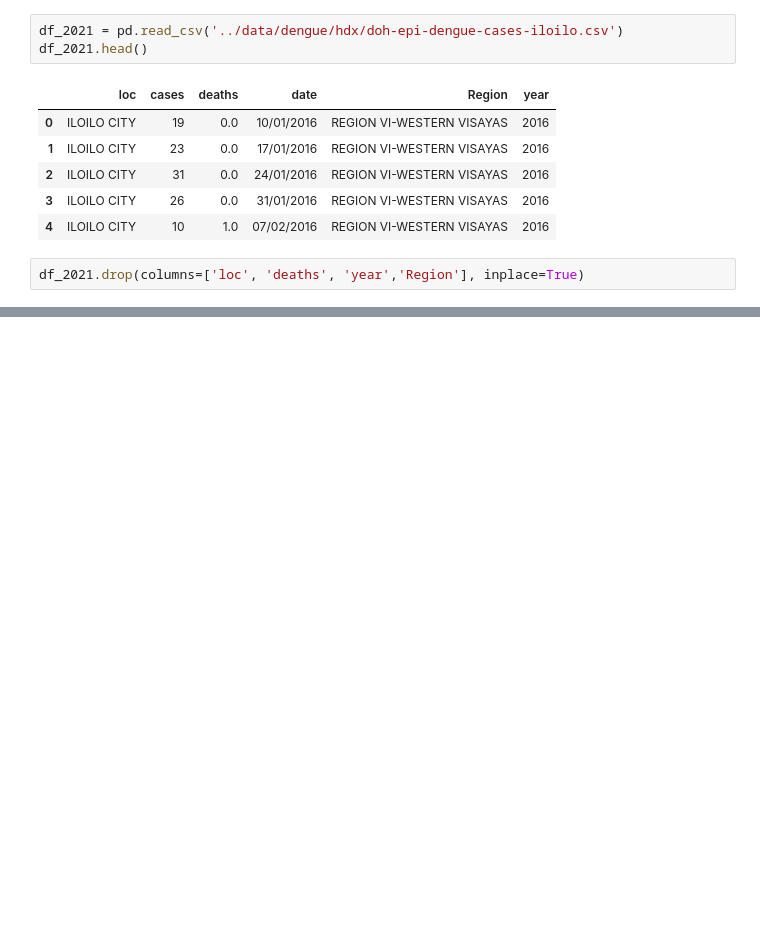
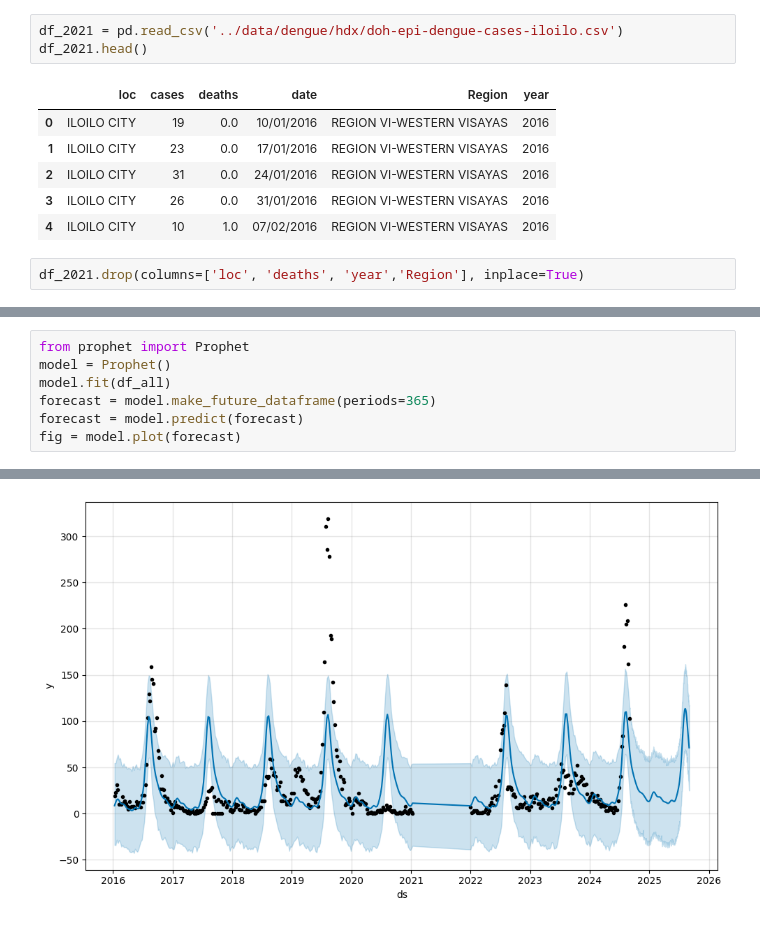
Before and after one commit to Iloilo-Dengue-Watch/Iloilo-Dengue-Watch, a Jupyter notebook: prophet/prophet_all.ipynb, the cells around one changed output, grey strips where cells are left out. Drawn from its saved outputs; the diff is of its cells as text; blank space fills up the shorter version.

Commit message:
add dengue forecast in frontend and backend

```diff
--- a/prophet/prophet_all.ipynb
+++ b/prophet/prophet_all.ipynb
@@ -21,0 +56,8 @@ FileNotFoundError: [Errno 2] No such file or directory: 'df_weekly_merged.csv'
+# %%
+from prophet import Prophet
+model = Prophet()
+model.fit(df_all)
+forecast = model.make_future_dataframe(periods=365)
+forecast = model.predict(forecast)
+fig = model.plot(forecast)
+# %% [output]
@@ -21,0 +66 @@ FileNotFoundError: [Errno 2] No such file or directory: 'df_weekly_merged.csv'
+[figure, added]
```
Also changed, not shown: parts of 8 cells of this notebook, 18 other files.
